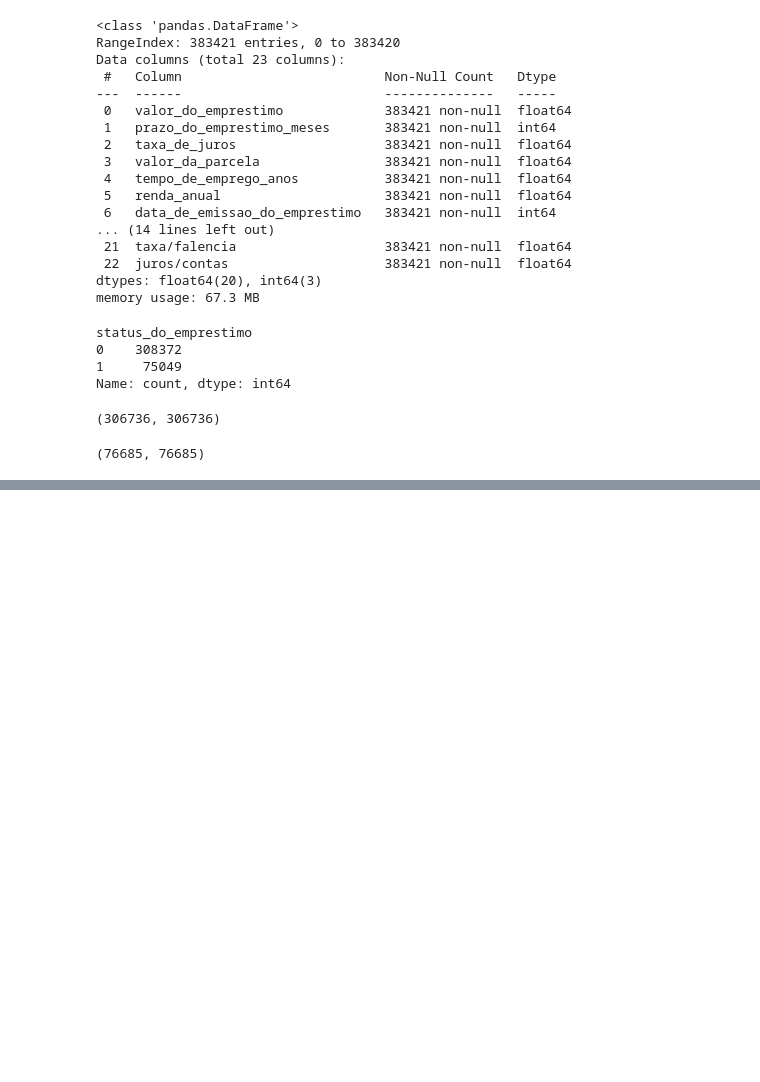
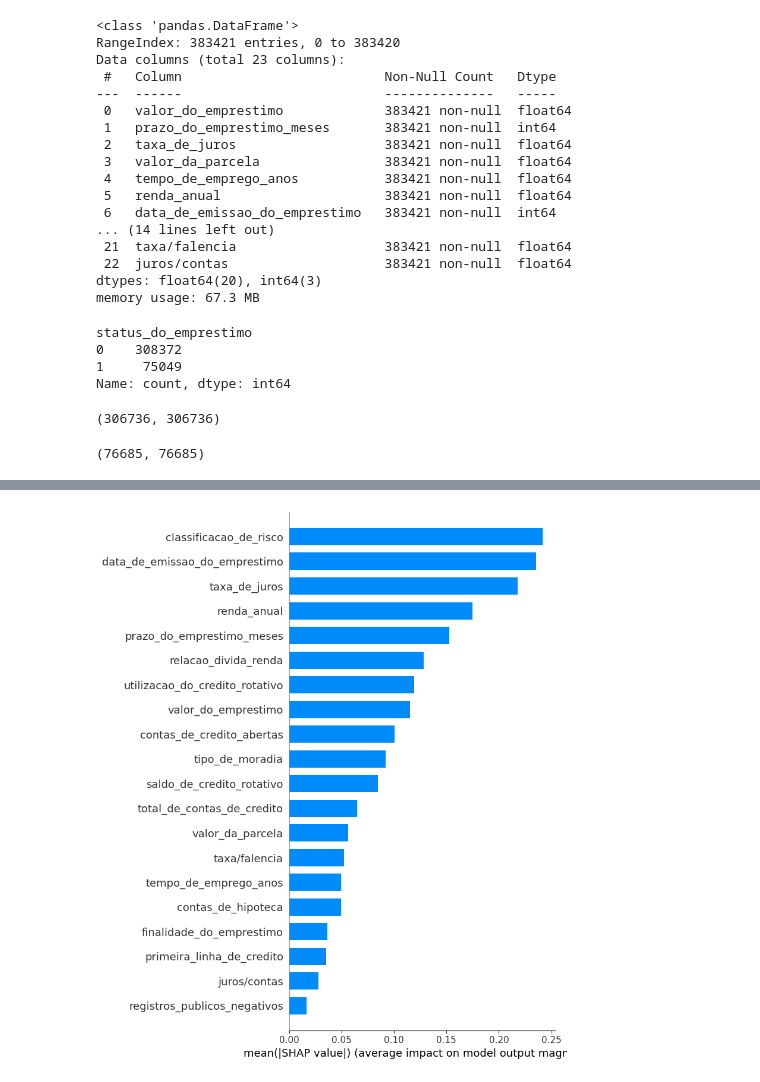
Before and after one commit to ericgoncalvesaraujo-rgb/predicao-risco-credito, a Jupyter notebook: criacao_modelo.ipynb, the cells around one changed output, grey strips where cells are left out. Saved outputs shown, nothing was run; the diff lists cells and outputs as text; code cells hidden in the pictures; blank space fills up the shorter version.

```diff
--- a/criacao_modelo.ipynb
+++ b/criacao_modelo.ipynb
@@ -314,0 +460,4 @@ array([[38469, 23206],
+# %%
+sumario2 = shap.summary_plot(shap_values, x_train, plot_type="bar")
+# %% [output]
+[figure, added]
```
Also changed, not shown: parts of 30 cells of this notebook.
